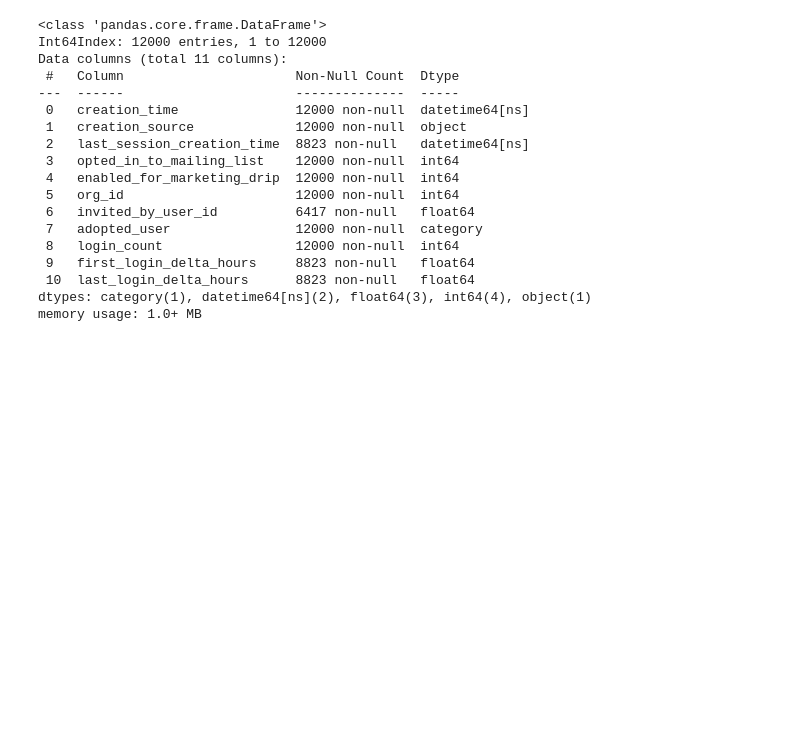
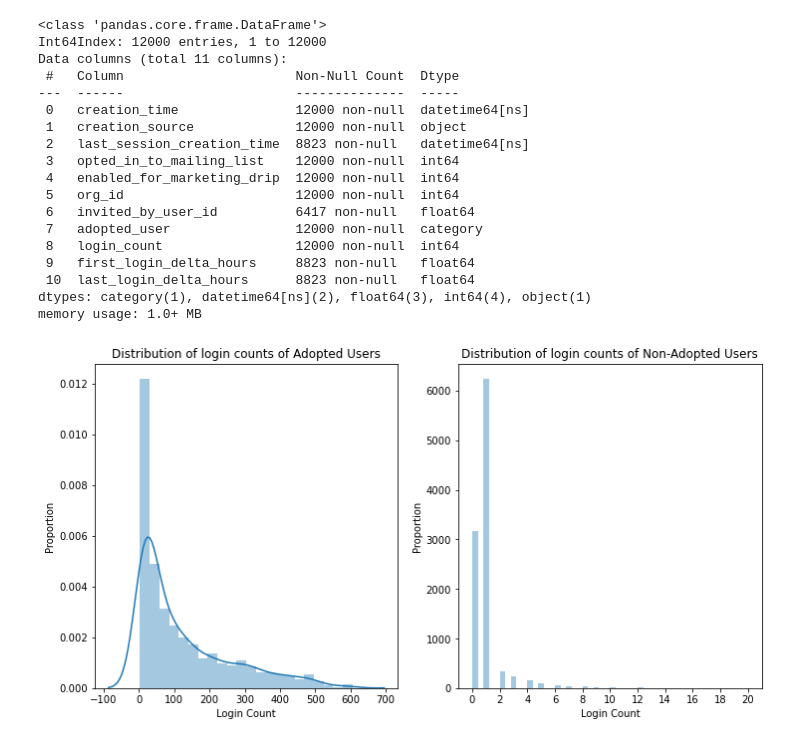
Before and after one commit to jslaga/SpringboardDSC, a Jupyter notebook: Take-Home_Challenges/Relax_Data_Challenge.ipynb, the cells around one changed output. Cells and saved outputs as stored; diff of their text form; code cells hidden in the pictures; blank space fills up the shorter version.

```diff
--- a/Take-Home_Challenges/Relax_Data_Challenge.ipynb
+++ b/Take-Home_Challenges/Relax_Data_Challenge.ipynb
@@ -336,3 +327,19 @@ memory usage: 1.0+ MB
 # features[features.adopted_user == 0].describe() # all non-adopted
 # features[(features.login_count >= 3) & (features.adopted_user == 0)].describe() # non-adopted who logged in 3+ times
 # features[features.adopted_user == 1].describe() # adopted users
+# %%
+fig, (ax1, ax2) = plt.subplots(ncols=2, figsize=(12, 6))
+
+sns.distplot(features[features.adopted_user == 1].login_count, ax=ax1)
+ax1.set_title('Distribution of login counts of Adopted Users')
+ax1.set_ylabel('Proportion')
+ax1.set_xlabel('Login Count')
+
+sns.distplot(features[features.adopted_user == 0].login_count, ax=ax2, kde=False)
+ax2.set_title('Distribution of login counts of Non-Adopted Users')
+ax2.set_ylabel('Proportion')
+ax2.set_xticks(np.arange(0, 22, 2))
+ax2.set_xlabel('Login Count')
+plt.show()
+# %% [output]
+[figure, added]
```
Also changed, not shown: parts of 26 cells of this notebook.
